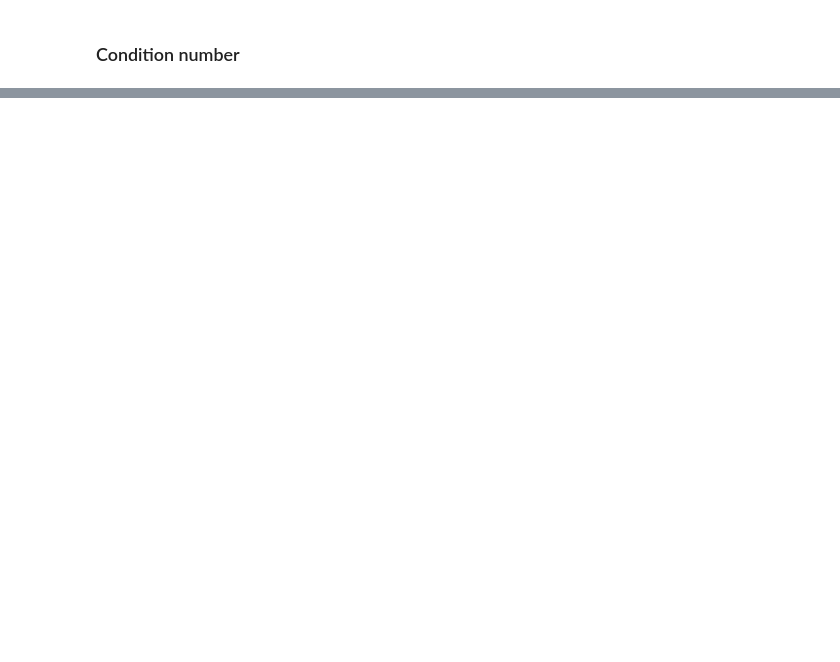
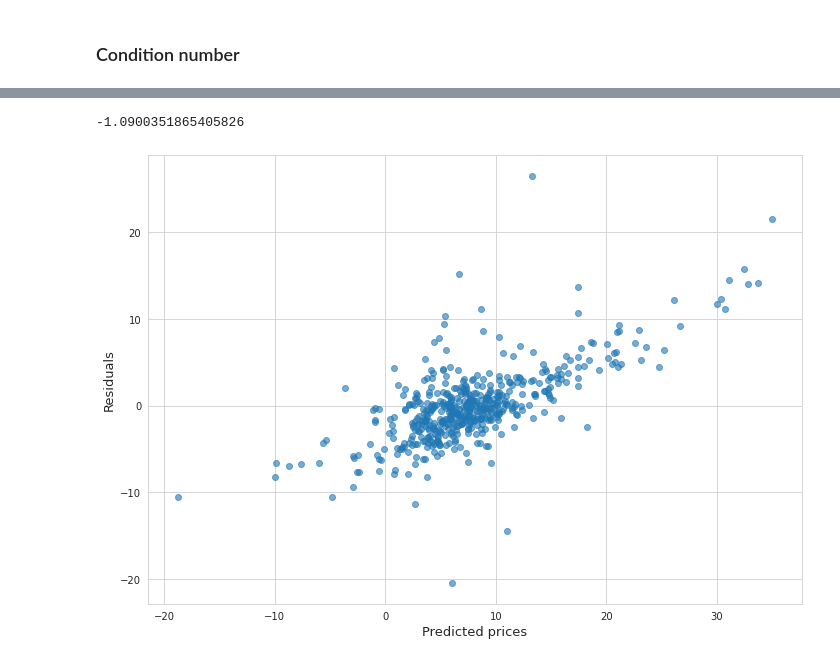
Before and after one commit to vzahorui/vzahorui.github.io, a Jupyter notebook: jupyter_notebooks/regression/linear_regression.ipynb, the cells around one changed output, grey strips where cells are left out. Cells and saved outputs as stored; diff of their text form; code cells hidden in the pictures; blank space fills up the shorter version.

```diff
--- a/jupyter_notebooks/regression/linear_regression.ipynb
+++ b/jupyter_notebooks/regression/linear_regression.ipynb
@@ -211,0 +239,36 @@ np.linalg.cond(df[['RM', 'LSTAT']], 2)
+# %%
+# rellies of statsmodels libary
+
+def prais_winsten_aux(model,rho):
+    x = model.model.exog
+    y = model.model.endog
+    ystar = y[1:]-rho*y[:-1]
+    xstar = x[1:,]-rho*x[:-1,]
+    # Prais-Winston adjustment to Cochrane-Orcutt estimation
+    ystar = np.append(np.sqrt(1-rho**2)*y[0],ystar)
+    xstar = np.append([np.sqrt(1-rho**2)*x[0,]],xstar,axis=0)
+    model_ar1 = sm.OLS(ystar,xstar).fit()
+    return(model_ar1)
+
+def prais_winsten(model):
+    x = model.model.exog
+    y = model.model.endog
+    e = y - (x @ model.params)
+    e1 = e[:-1]; e0 = e[1:]
+    rho0 = np.dot(e0,e1)/np.dot(e1,e1)
+    rdiff = 1.0
+    while(rdiff>1.0e-5):
+        model1 = prais_winsten_aux(model,rho0)
+        e = y - (x @ model1.params)
+        e1 = e[:-1]; e0 = e[1:]
+        rho1 = np.dot(e0,e1)/np.dot(e1,e1)
+        rdiff = np.abs(rho1-rho0)
+        rho0 = rho1
+        print('Rho = ', rho0)
+    model1 = prais_winsten_aux(model,rho0)
+    return(model1)
+
+# lin_regr_sm is the previously fit model
+prais_winsten_results = prais_winsten(lin_regr_sm)
+# ar1_co = OLSAR1(model_ols,drop1=True)
+print(prais_winsten_results.summary())
@@ -211,0 +293,13 @@ np.linalg.cond(df[['RM', 'LSTAT']], 2)
+# %%
+-3.1224*(1-0.6508982876823652)
+# %% [output]
+-1.0900351865405826
+# %%
+with sns.axes_style('whitegrid'):
+    fig, ax = plt.subplots(figsize=(10,7))
+ax.scatter(prais_winsten_results.model.endog, prais_winsten_results.resid, alpha=0.6)
+ax.set_xlabel('Predicted prices', fontsize=13)
+ax.set_ylabel('Residuals', fontsize=13)
+plt.tight_layout()
+# %% [output]
+[figure, added]
```
Also changed, not shown: parts of 17 cells of this notebook, 3 other files.
